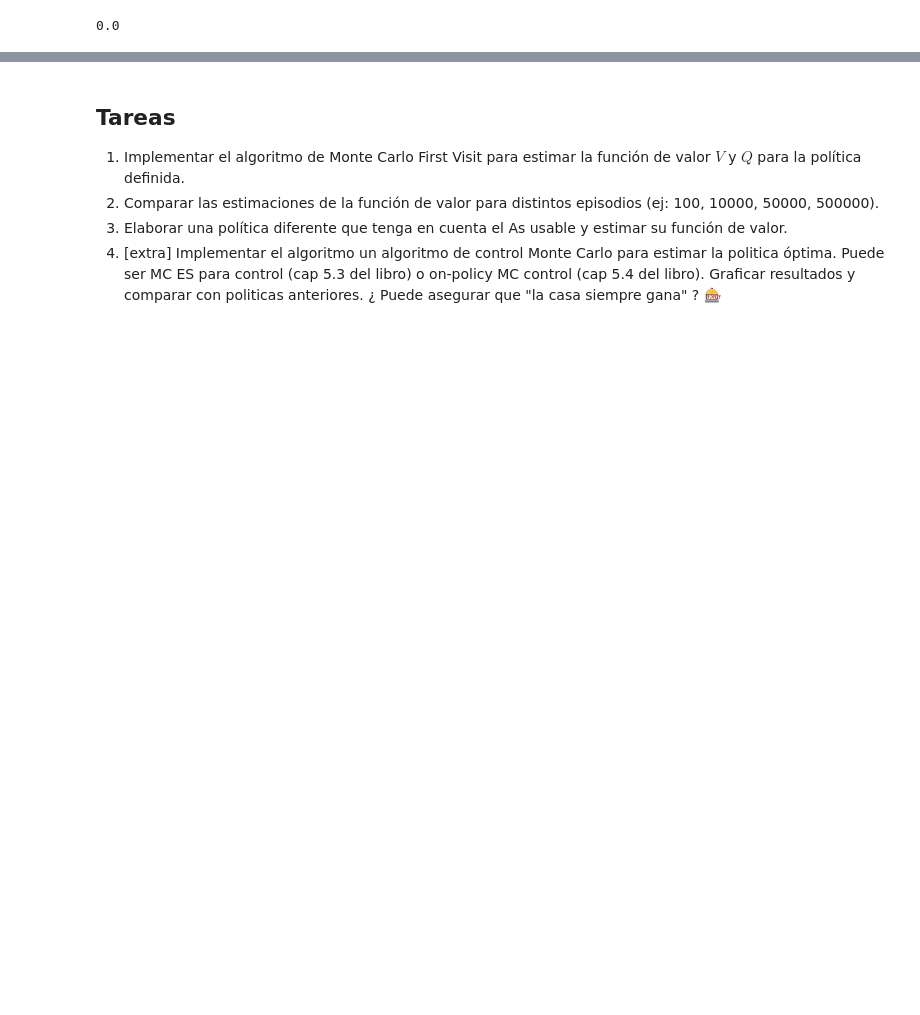
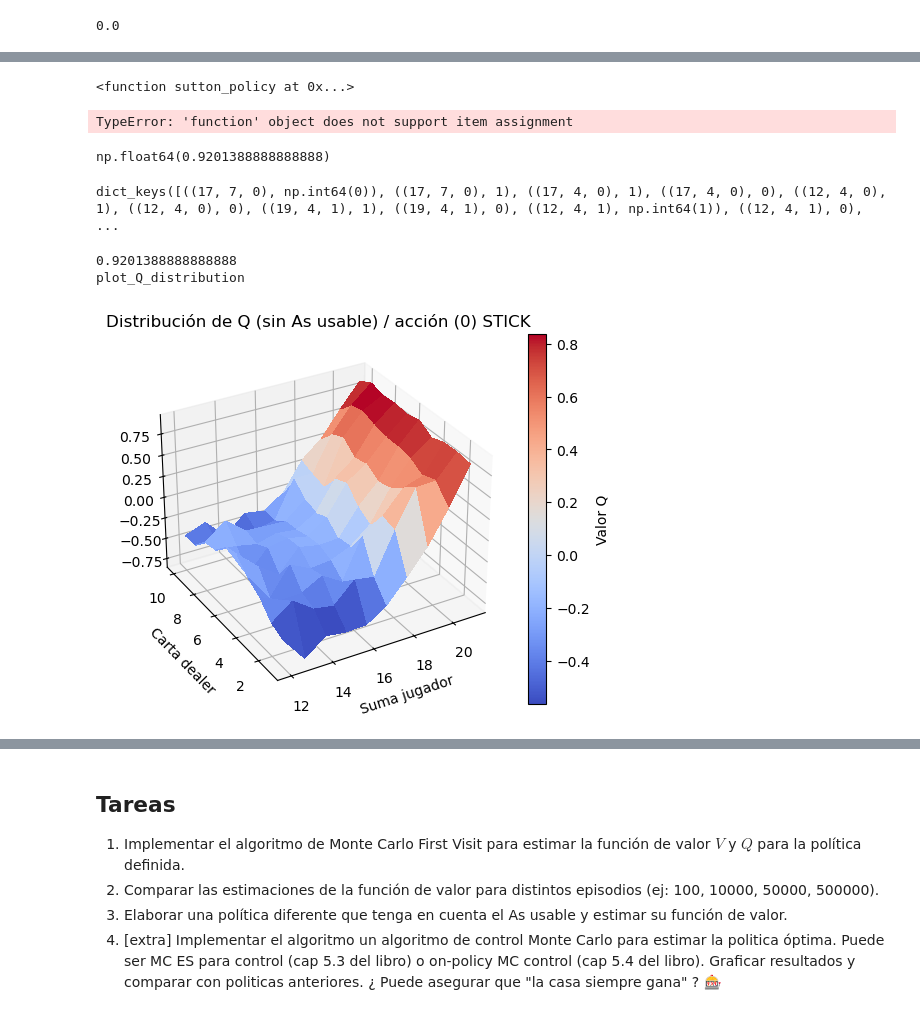
Before and after one commit to nataliacampiglia/taller-ai, a Jupyter notebook: Monte Carlo Methods-letra.ipynb, the cells around one changed output, grey strips where cells are left out. Cells and saved outputs as stored; diff of their text form; code cells hidden in the pictures; blank space fills up the shorter version.

Commit message:
Montecarlo ES

```diff
--- a/Monte Carlo Methods-letra.ipynb
+++ b/Monte Carlo Methods-letra.ipynb
@@ -522,0 +553,52 @@ plot_Q_distribution(thorp_q_value)
+# %%
+# Monte Carlo Exploration Start
+def mc_es(policy, env, number_episodes, gamma=1.0):
+    """
+    Monte Carlo Exploring Starts (ES) para estimar la política óptima.
+
+    Args:
+        policy
+        env: wrapped entorno (debe tener métodos reset(), step() y set_state())
+        number_episodes: cantidad de episodios a correr
+        gamma: factor de descuento
+
+    Returns:
+        policy: la política óptima encontrada
+        Q: función de acción-valor estimada
+    """
+    # Inicializar arbitrariamente
+    Q = defaultdict(float)
+    Returns = defaultdict(list)
+    next_policy = defaultdict(lambda: np.random.choice(np.arange(env.action_space.n)))
+
+    for _ in range(number_episodes):
+        # Elegir S0 y A0 al azar (exploring starts)
+        episode = generate_episode_with_initial_exploration(policy, env)
+
+        # Procesar el episodio hacia atrás
+        G = 0
+        visited_state_action_pairs = set()
+
+        for state, action, reward in reversed(episode):
+            G = gamma * G + reward
+            if (state, action) not in visited_state_action_pairs:
+                Returns[(state, action)].append(G)
+                Q[(state, action)] = np.mean(Returns[(state, action)])
+                q_values = [Q[(state, a)] for a in range(env.action_space.n)]
+                next_policy[state] = np.argmax(q_values)
+                visited_state_action_pairs.add((state, action))
+
+    return next_policy, Q
+# %%
+print(sutton_policy)
+# %% [output]
+<function sutton_policy at 0x...>
+# %%
+best_policy, mc_control = mc_es(sutton_policy, env_wrapped, number_episodes=50_000)
+# print(best_policy)
+# %% [output]
+TypeError: 'function' object does not support item assignment
+# %%
+mc_control[(21, 5, 0), 0]
+# %% [output]
+np.float64(0.9201388888888888)
@@ -522,0 +609,11 @@ plot_Q_distribution(thorp_q_value)
+# %%
+mc_control.keys()
+# %% [output]
+dict_keys([((17, 7, 0), np.int64(0)), ((17, 7, 0), 1), ((17, 4, 0), 1), ((17, 4, 0), 0), ((12, 4, 0), 1), ((12, 4, 0), 0), ((19, 4, 1), 1), ((19, 4, 1), 0), ((12, 4, 1), np.int64(1)), ((12, 4, 1), 0), ...
+# %%
+print(mc_control[(21, 5, 0), 0])
+plot_Q_distribution(mc_control)
+# %% [output]
+0.9201388888888888
+plot_Q_distribution
+[figure, added]
```
Also changed, not shown: parts of 27 cells of this notebook.
